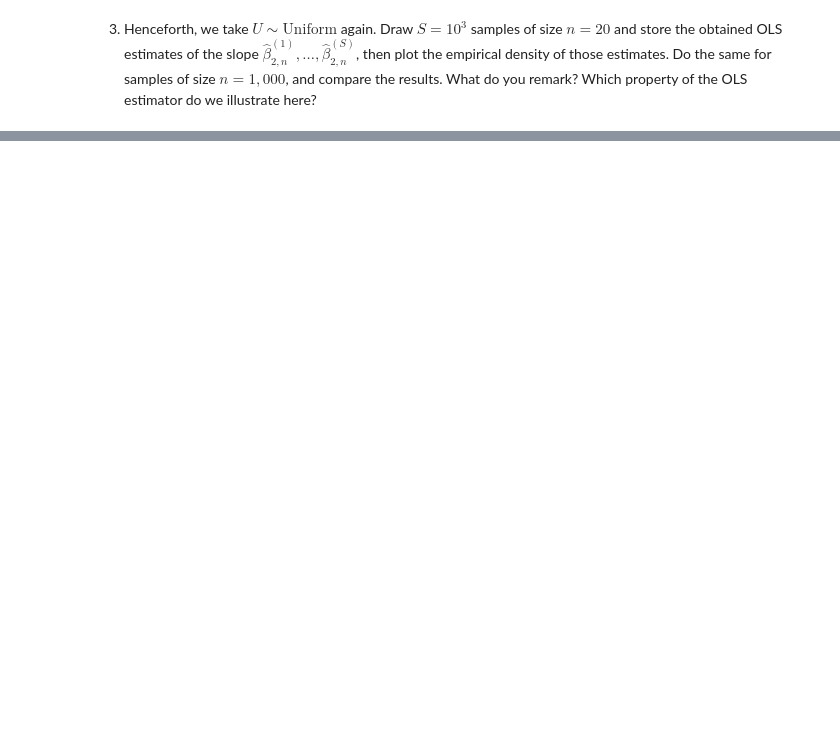
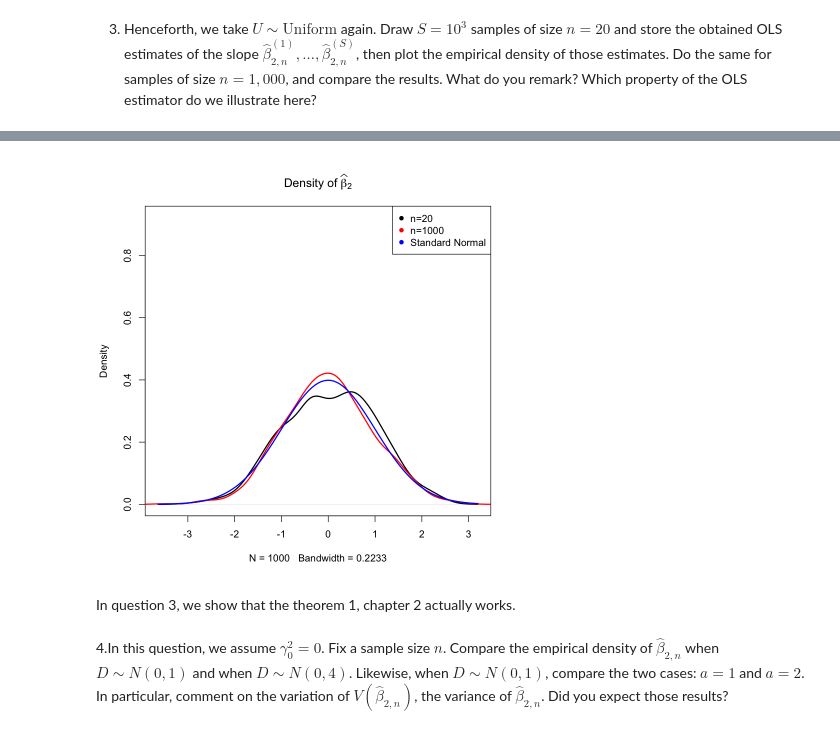
Before and after one commit to ElouanBahri/ENSAE_econometrics_2A, a Jupyter notebook: src/TD3/TD3_students.ipynb, the cells around one changed output, grey strips where cells are left out. Cells and saved outputs as stored; diff of their text form; code cells hidden in the pictures; blank space fills up the shorter version.

```diff
--- a/src/TD3/TD3_students.ipynb
+++ b/src/TD3/TD3_students.ipynb
@@ -76,0 +162,14 @@ $$
+# %%
+#BONUS: Comparison to a standard normal (The asymptotic variance is equal to 4/3)
+simul_20_sd<-(simul_20-1)*sqrt(20/(4/3))
+simul_1000_sd<-(simul_1000-1)*sqrt(1000/(4/3))
+plot(density(simul_20_sd), main=Title_beta2, ylim=c(0,max(density(simul_1000_sd)$y)+0.5), lwd=2)
+lines(density(simul_1000_sd), col="red", lwd=2)
+curve(dnorm(x, mean=0, sd=1), col="blue", add=TRUE, lwd=2) #
+legend(x="topright", legend=c("n=20","n=1000","Standard Normal"), col=c("black","red","blue"), pch=16)
+# %% [output]
+[figure, added]
+# %% [markdown]
+In question 3, we show that the theorem 1, chapter 2 actually works.
+# %% [markdown]
+4.In this question, we assume $ \gamma_0^2 = 0 $. Fix a sample size $ n $. Compare the empirical density of $ \hat{\beta}_{2,n} $ when $ D \sim N(0,1) $ and when $ D \sim N(0,4) $. Likewise, when $ D \sim N(0,1) $, compare the two cases: $ a = 1 $ and $ a = 2 $. In particular, comment on the variation of $ V(\hat{\beta}_{2,n}) $, the variance of $ \hat{\beta}_{2,n} $. Did you expect those results?
```
Also changed, not shown: parts of 14 cells of this notebook.
